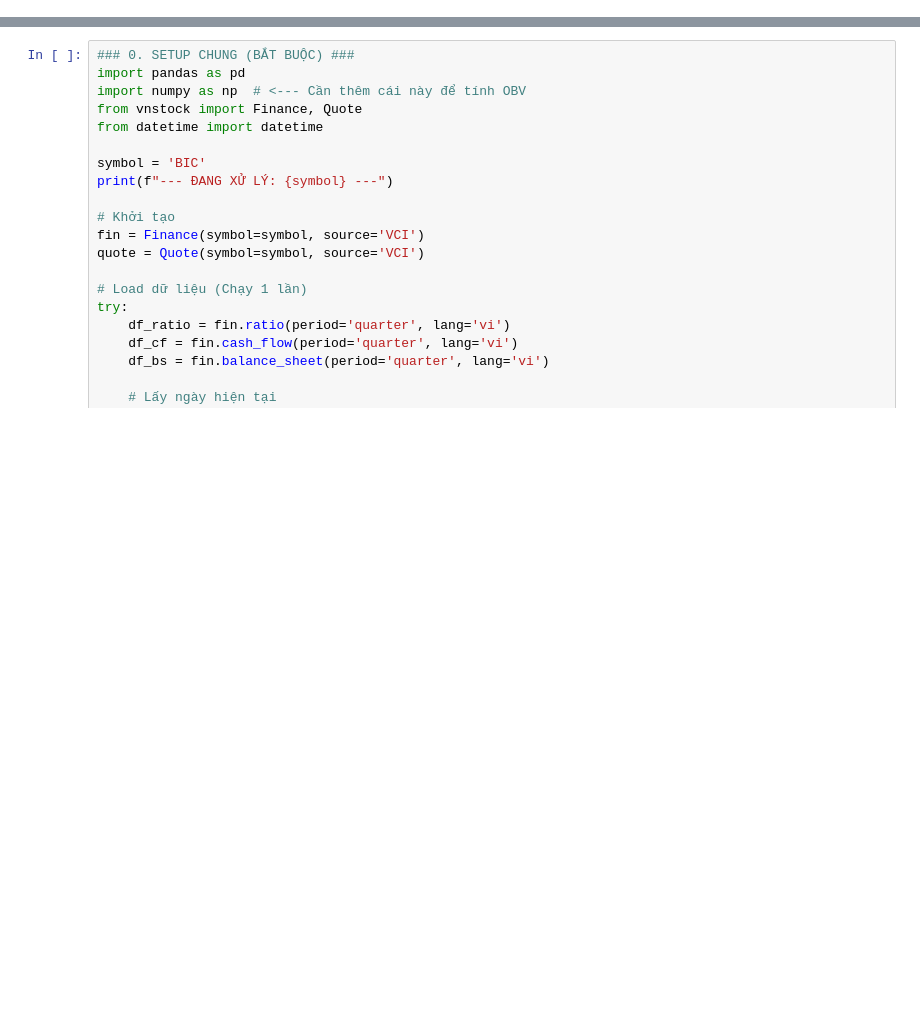
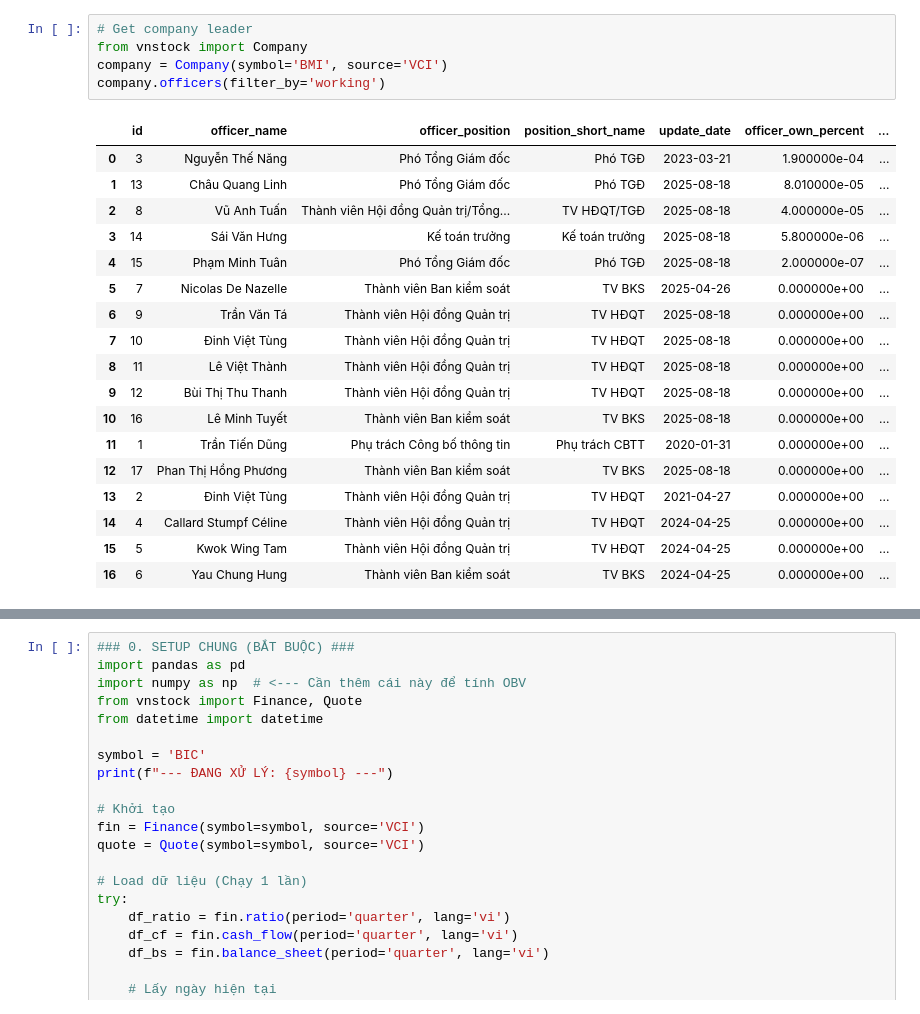
Before and after one commit to namnguyen8a/end-to-end-mlops-system, a Jupyter notebook: notebooks/inspect_data_vnstock.ipynb, the cells around one changed output, grey strips where cells are left out. Cells and saved outputs as stored; diff of their text form; blank space fills up the shorter version.

```diff
--- a/notebooks/inspect_data_vnstock.ipynb
+++ b/notebooks/inspect_data_vnstock.ipynb
@@ -121,0 +10,24 @@ monthly
+# %%
+# Get company leader
+from vnstock import Company
+company = Company(symbol='BMI', source='VCI')
+company.officers(filter_by='working')
+# %% [output]
+|  | id | officer_name | officer_position | position_short_name | update_date | officer_own_percent | ... |
+| 0 | 3 | Nguyễn Thế Năng | Phó Tổng Giám đốc | Phó TGĐ | 2023-03-21 | 1.900000e-04 | ... |
+| 1 | 13 | Châu Quang Linh | Phó Tổng Giám đốc | Phó TGĐ | 2025-08-18 | 8.010000e-05 | ... |
+| 2 | 8 | Vũ Anh Tuấn | Thành viên Hội đồng Quản trị/Tổng... | TV HĐQT/TGĐ | 2025-08-18 | 4.000000e-05 | ... |
+| 3 | 14 | Sái Văn Hưng | Kế toán trưởng | Kế toán trưởng | 2025-08-18 | 5.800000e-06 | ... |
+| 4 | 15 | Phạm Minh Tuân | Phó Tổng Giám đốc | Phó TGĐ | 2025-08-18 | 2.000000e-07 | ... |
+| 5 | 7 | Nicolas De Nazelle | Thành viên Ban kiểm soát | TV BKS | 2025-04-26 | 0.000000e+00 | ... |
+| 6 | 9 | Trần Văn Tá | Thành viên Hội đồng Quản trị | TV HĐQT | 2025-08-18 | 0.000000e+00 | ... |
+| 7 | 10 | Đinh Việt Tùng | Thành viên Hội đồng Quản trị | TV HĐQT | 2025-08-18 | 0.000000e+00 | ... |
+| 8 | 11 | Lê Việt Thành | Thành viên Hội đồng Quản trị | TV HĐQT | 2025-08-18 | 0.000000e+00 | ... |
+| 9 | 12 | Bùi Thị Thu Thanh | Thành viên Hội đồng Quản trị | TV HĐQT | 2025-08-18 | 0.000000e+00 | ... |
+| 10 | 16 | Lê Minh Tuyết | Thành viên Ban kiểm soát | TV BKS | 2025-08-18 | 0.000000e+00 | ... |
+| 11 | 1 | Trần Tiến Dũng | Phụ trách Công bố thông tin | Phụ trách CBTT | 2020-01-31 | 0.000000e+00 | ... |
+| 12 | 17 | Phan Thị Hồng Phương | Thành viên Ban kiểm soát | TV BKS | 2025-08-18 | 0.000000e+00 | ... |
+| 13 | 2 | Đinh Việt Tùng | Thành viên Hội đồng Quản trị | TV HĐQT | 2021-04-27 | 0.000000e+00 | ... |
+| 14 | 4 | Callard Stumpf Céline | Thành viên Hội đồng Quản trị | TV HĐQT | 2024-04-25 | 0.000000e+00 | ... |
+| 15 | 5 | Kwok Wing Tam | Thành viên Hội đồng Quản trị | TV HĐQT | 2024-04-25 | 0.000000e+00 | ... |
+| 16 | 6 | Yau Chung Hung | Thành viên Ban kiểm soát | TV BKS | 2024-04-25 | 0.000000e+00 | ... |
```
Also changed, not shown: parts of 15 cells of this notebook, 6 other files.
